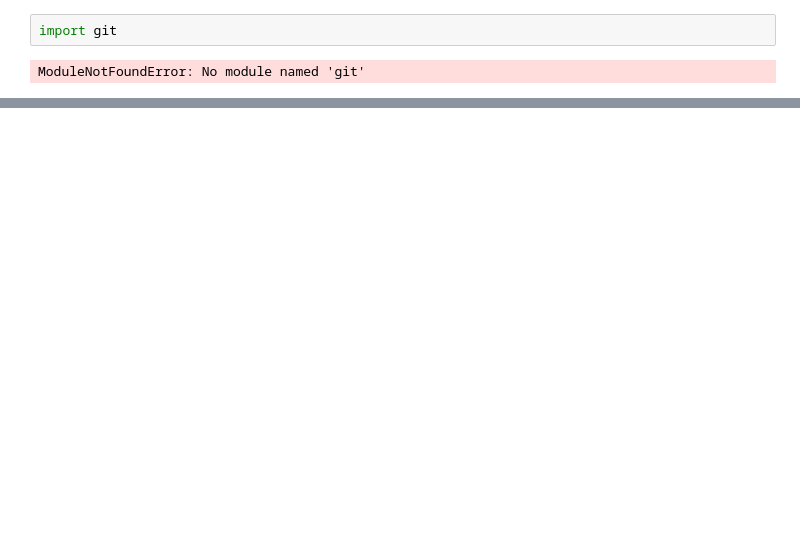
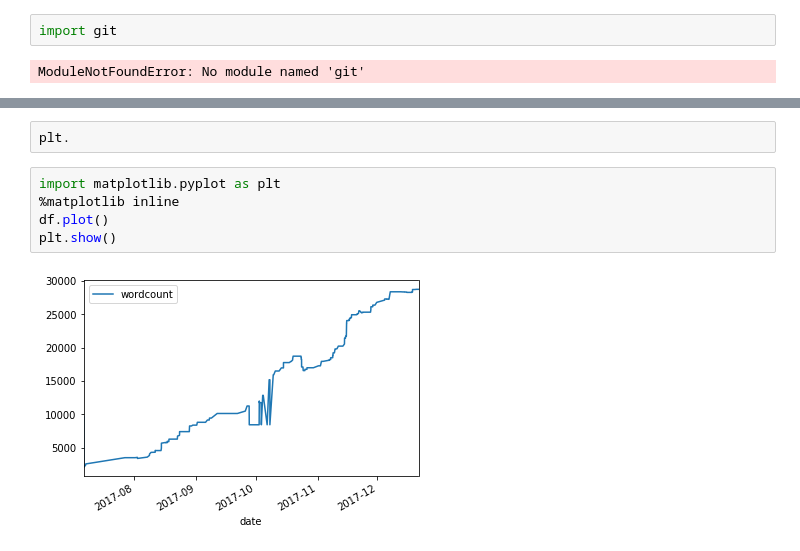
Before and after one commit to daguiam/tex-wordcounter, a Jupyter notebook: tex-wordcounter.ipynb, the cells around one changed output, grey strips where cells are left out. Cells and saved outputs as stored; diff of their text form; blank space fills up the shorter version.

```diff
--- a/tex-wordcounter.ipynb
+++ b/tex-wordcounter.ipynb
@@ -106,0 +202,9 @@ ModuleNotFoundError: No module named 'git'
+# %%
+plt.
+# %%
+import matplotlib.pyplot as plt
+%matplotlib inline
+df.plot()
+plt.show()
+# %% [output]
+[figure, added]
```
Also changed, not shown: parts of 8 cells of this notebook, 1 other file.
